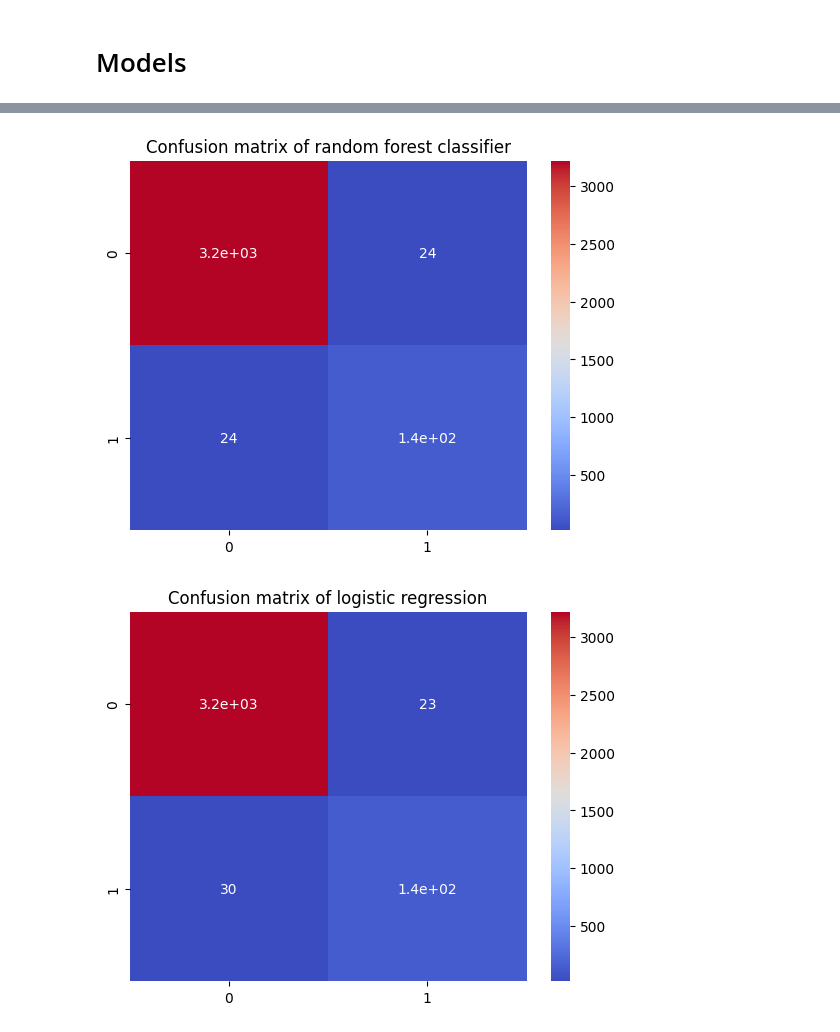
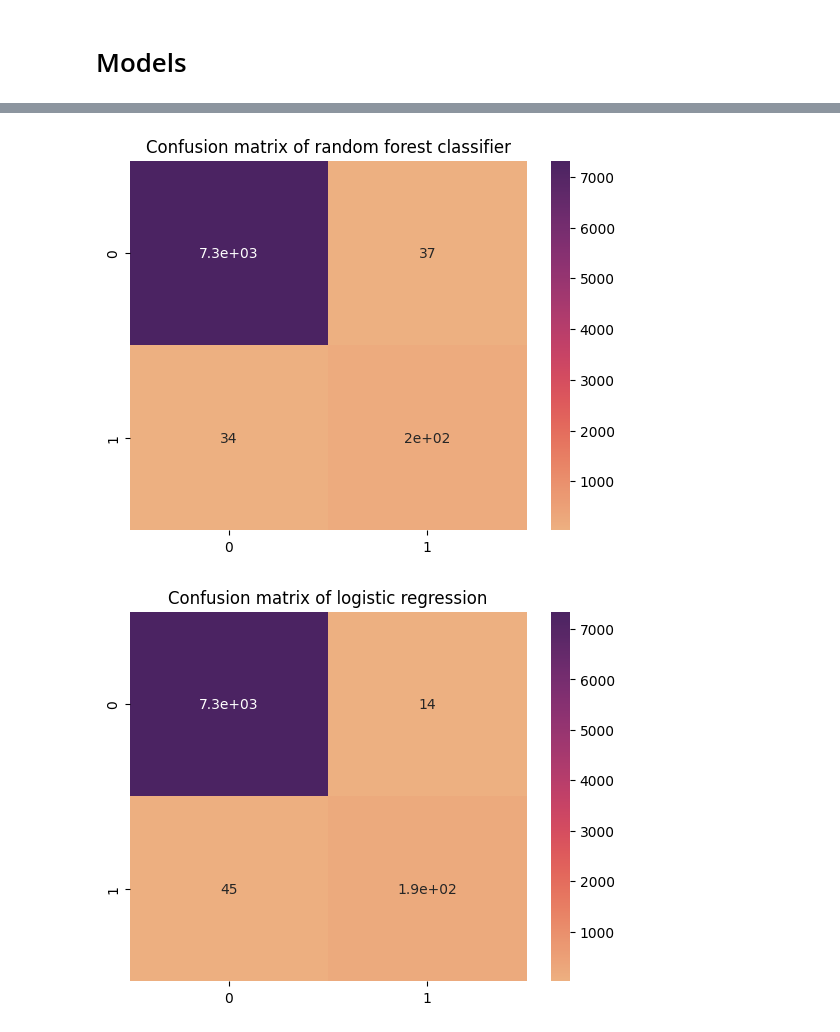
Before and after one commit to beep1000101/lubimyczytac_project, a Jupyter notebook: modelling.ipynb, the cells around one changed output, grey strips where cells are left out. Saved outputs shown, nothing was run; the diff lists cells and outputs as text; code cells hidden in the pictures.

```diff
--- a/modelling.ipynb
+++ b/modelling.ipynb
@@ -89,7 +89,7 @@ plt.show()
 X = data.drop(['bestseller'] + rating_features, axis=1)
 y = data['bestseller']
 # %%
-X_train, X_test, y_train, y_test = train_test_split(X, y, test_size=0.35, random_state=80085)
+X_train, X_test, y_train, y_test = train_test_split(X, y, test_size=0.5, random_state=80085)
 print('Train size:', X_train.shape)
 print('Test size:', X_test.shape)
 # %% [output]
@@ -99,6 +99,14 @@ Test size: (3409, 22)
 from sklearn.feature_selection import f_classif, RFE
 # %% [markdown]
 # Models
+# %%
+random_forrest_classifier_hyper_parameters = {
+    'max_depth': 20,
+    'max_features': None,
+    'min_samples_leaf': 3,
+    'min_samples_split': 10,
+    'n_estimators': 150
+    }
 # %%
-forest_classifier = RandomForestClassifier(n_estimators=200, random_state=6676)
+forest_classifier = RandomForestClassifier(**random_forrest_classifier_hyper_parameters, random_state=66431)
 logistic_regression = LogisticRegression(max_iter=500)
@@ -105,7 +117,7 @@ logistic_regression = LogisticRegression(max_iter=500)
 # %%
-rfe_forrest = RFE(forest_classifier, n_features_to_select=8)
+rfe_forrest = RFE(forest_classifier, n_features_to_select=20)
 rfe_forrest.fit(X_train, y_train)
-rfe_logistic = RFE(logistic_regression, n_features_to_select=8)
+rfe_logistic = RFE(logistic_regression, n_features_to_select=20)
 rfe_logistic.fit(X_train, y_train)
 # %% [output]
 STOP: TOTAL NO. OF ITERATIONS REACHED LIMIT.
@@ -157,17 +186,17 @@ logistic 0.9844529187444998
 # %%
 cm = confusion_matrix(y_test, y_forrest_pred)
-sns.heatmap(cm, annot=True, cmap='coolwarm')
+sns.heatmap(cm, annot=True, cmap='flare')
 plt.title('Confusion matrix of random forest classifier')
 plt.show()
 # %% [output]
-[figure, old version]
+[figure, new version]
 # %%
 cm = confusion_matrix(y_test, y_logistic_pred)
-sns.heatmap(cm, annot=True, cmap='coolwarm')
+sns.heatmap(cm, annot=True, cmap='flare')
 plt.title('Confusion matrix of logistic regression')
 plt.show()
 # %% [output]
-[figure, old version]
+[figure, new version]
 # %%
 confusion_matrix(y_test, y_forrest_pred)
 # %% [output]
```
Also changed, not shown: parts of 24 cells of this notebook, 4 other files.
